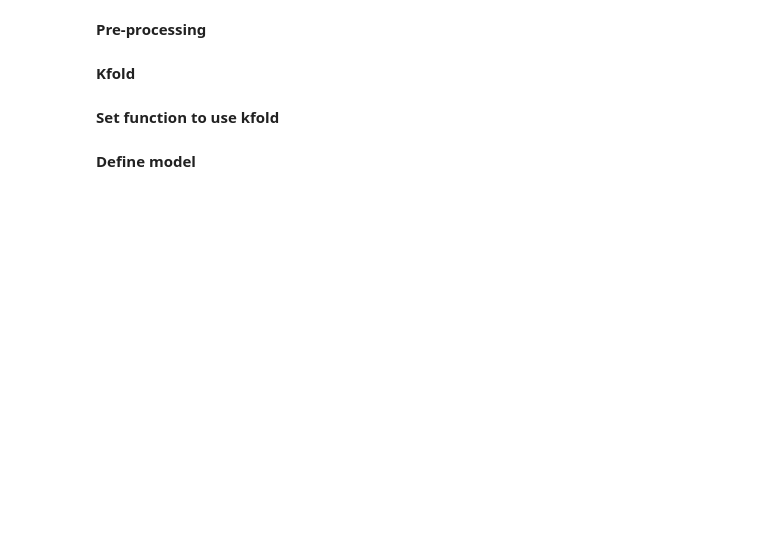
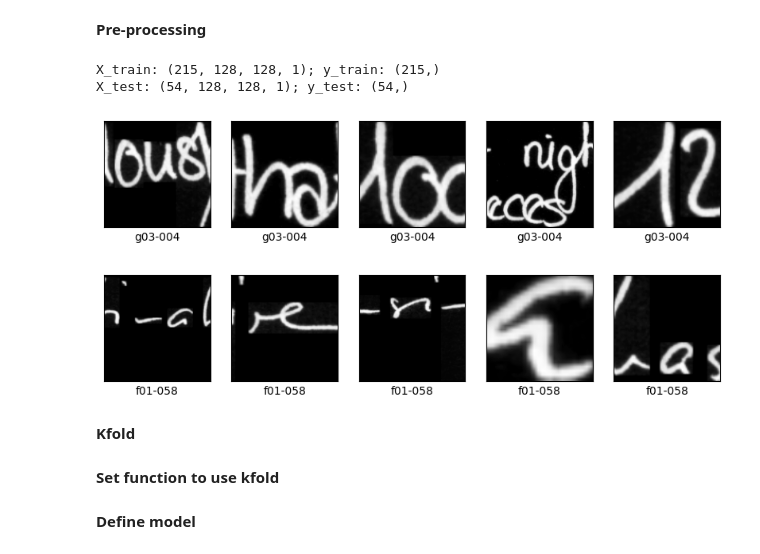
Before and after one commit to satche/botanist, a Jupyter notebook: botanist_autoencoder.ipynb, the cells around one changed output. Drawn from its saved outputs; the diff is of its cells as text; code cells hidden in the pictures; blank space fills up the shorter version.

```diff
--- a/botanist_autoencoder.ipynb
+++ b/botanist_autoencoder.ipynb
@@ -138,8 +211,6 @@ if DEBUG:
 # %% [markdown]
 **Pre-processing**
 # %%
-import cv2
-
 def preprocess_data(data):
     labels = []
     images = []
@@ -157,45 +228,38 @@ def preprocess_data(data):
         # Ignore images that are too narrows
         if new_size[1] < IMAGE_WIDTH:
           continue;
 
         # Crop images that are too wide
         if new_size[1] > IMAGE_WIDTH:
             start_x = (new_size[1] - IMAGE_WIDTH) // 2
             img = img[:, start_x:start_x + IMAGE_WIDTH]
             new_size = (new_size[0], IMAGE_WIDTH)
 
         img = img.astype('float32') / 255.0
 
         # Ensure dimensions format is correct: (sample_n, width, height, channels)
         img = np.expand_dims(img, axis=-1)
         delta_w = IMAGE_WIDTH - new_size[1]
         delta_h = IMAGE_HEIGHT - img.shape[0]
         delta_w = IMAGE_WIDTH - img.shape[1]
         padding = ((0, delta_h), (0, delta_w), (0, 0))
         img = np.pad(img, padding, 'constant')
 
         images.append(img)
         labels.append(entry['writer_id'])
 
     return np.array(images), np.array(labels)
 
-images, labels = preprocess_data(combined_data)
-label_encoder = skp.LabelEncoder()
-integer_class_labels = label_encoder.fit_transform(labels)
-X_train, X_test, y_train, y_test = skms.train_test_split(images, integer_class_labels, test_size=0.2, random_state=42)
 
+images, labels = preprocess_data(words_data)
+X_train, X_test, y_train, y_test = skms.train_test_split(images, labels, test_size=0.2, random_state=42)
 
 if DEBUG:
   print(f"X_train: {X_train.shape}; y_train: {y_train.shape}")
   print(f"X_test: {X_test.shape}; y_test: {y_test.shape}")
-
-  num=5
-  plt.figure(figsize=(10,10))
-  for i in range(num):
-      plt.subplot(N_CLASSES_PUBLIC_DATASET + N_CLASSES_PRIVATE_DATASET,num,i+1)
-      plt.xticks([])
-      plt.yticks([])
-      plt.grid(False)
-      plt.imshow(images[i], cmap=plt.cm.binary)
-      plt.xlabel(labels[i])
-  plt.show()
+  plot_random_samples(CLASSES)
+# %% [output]
+X_train: (215, 128, 128, 1); y_train: (215,)
+X_test: (54, 128, 128, 1); y_test: (54,)
+[figure, added]
+[figure, added]
```
Also changed, not shown: parts of 16 cells of this notebook, 3 other files.
